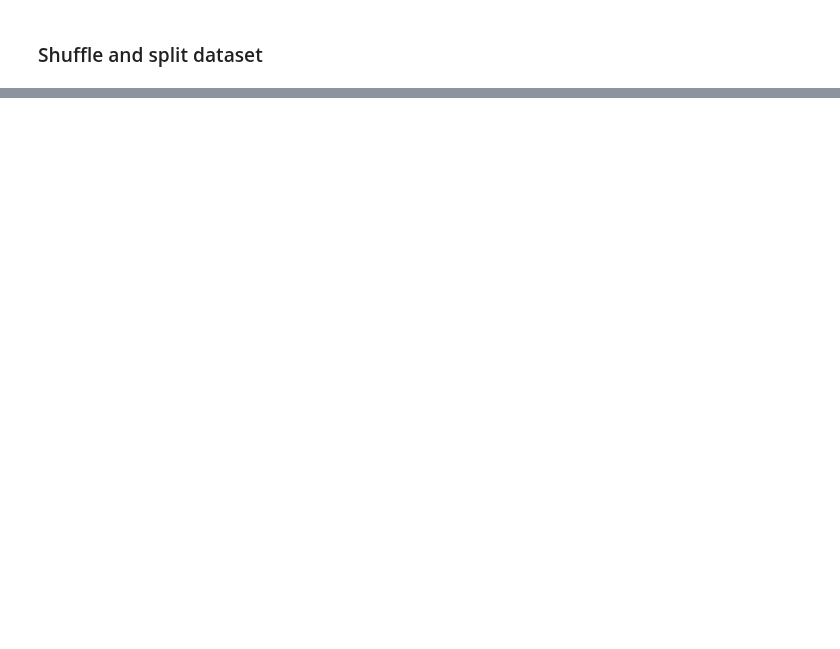
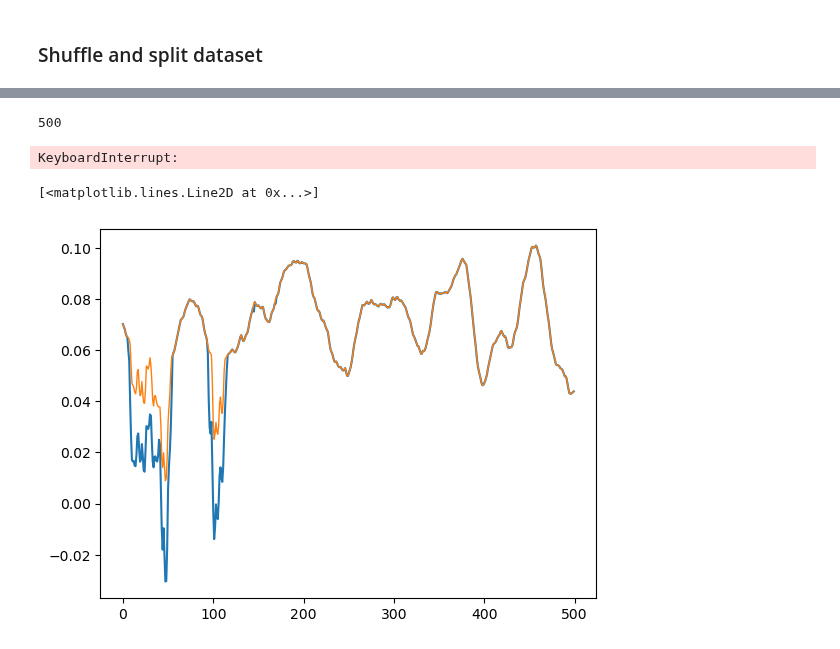
Before and after one commit to oStglnd/rise-gh, a Jupyter notebook: model/temp_model_v2.ipynb, the cells around one changed output, grey strips where cells are left out. Saved outputs shown, nothing was run; the diff lists cells and outputs as text; code cells hidden in the pictures; blank space fills up the shorter version.

```diff
--- a/model/temp_model_v2.ipynb
+++ b/model/temp_model_v2.ipynb
@@ -428,2 +457,0 @@ plt.show()
-# %%
-model = tf.keras.models.load_model(save_path + '\\temp_model_v6')
@@ -468,0 +492,33 @@ array([[1.        , 0.96598217],
+# %%
+preds = []
+exp_seqs = test_sequences.copy().astype('float64')
+exp_auxData = test_auxData.copy()
+for idx, seq in enumerate(exp_seqs):
+    if (idx % 500 == 0) and (idx > 0):
+        print(idx)
+
+#     for n in range(n_steps-t_steps):
+#         exp_seqs[idx+n, -(t_steps+n):-n, 0] += error
+
+    seq[-t_steps:, 0] -= 0.3
+    pred = model.predict([seq[np.newaxis, ...], exp_auxData[idx][np.newaxis, ...]], verbose=False)
+
+    preds.append(pred[0][0])
+    exp_auxData[idx + t_steps] += pred
+# %% [output]
+500
+KeyboardInterrupt:
+# %%
+exp_seqs = test_sequences.copy()
+exp_seqs[:, :, 0] += 0.5
+# exp_seqs[:, -30:, 4] += 0.5
+# exp_seqs[:, -5:, 2] -= 0.5
+# exp_seqs[:, 10:, 3] += 0.2
+exp_preds = model.predict([exp_seqs.astype('float64'), test_auxData], verbose=False)
+# %%
+plt.plot(vis_preds[:500])
+plt.plot(exp_preds[:500], linewidth=1.0)
+# plt.plot(preds[:500])
+# %% [output]
+[<matplotlib.lines.Line2D at 0x...>]
+[figure, added]
```
Also changed, not shown: parts of 71 cells of this notebook, 11 other files.
